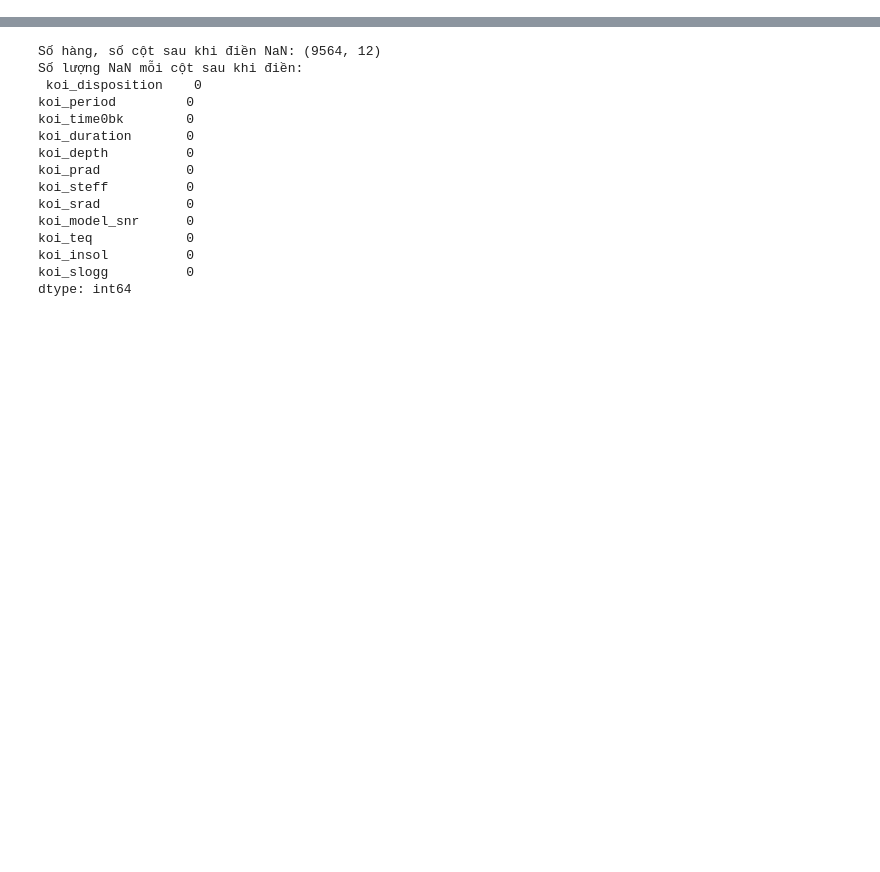
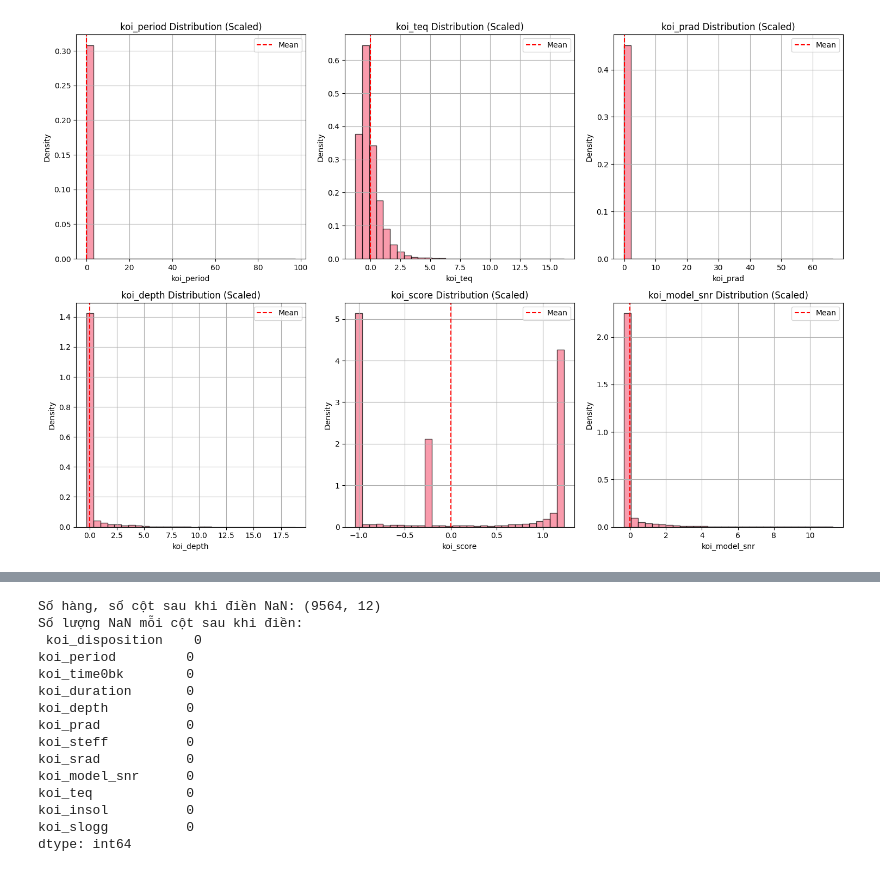
Before and after one commit to thienaminc-ai/Planet-hunter-backend-1.0, a Jupyter notebook: exploration.ipynb, the cells around one changed output, grey strips where cells are left out. Saved outputs shown, nothing was run; the diff lists cells and outputs as text; code cells hidden in the pictures; blank space fills up the shorter version.

```diff
--- a/exploration.ipynb
+++ b/exploration.ipynb
@@ -1,12 +1,92 @@
 # %%
 import pandas as pd
+import numpy as np
+import matplotlib.pyplot as plt
+import seaborn as sns
 
 # Load file CSV
-file_path = 'data/uncut/kepler_processed_uncut.csv'
+file_path = '/Users/santino/dev/python_applications/Planet_hunter/backend/data/kepler/earth 838_processed.csv'
 df = pd.read_csv(file_path, comment='#')  # Bỏ qua metadata '#'
 
-# Quan sát dữ liệu
-display(df.head())  # Hiển thị 5 dòng đầu
-print("Số hàng, số cột:", df.shape)       # Hiển thị kích thước dữ liệu
-print("Danh sách cột:", df.columns.tolist())  # Hiển thị danh sách cột
+# Set style for Jupyter plots
+plt.style.use('default')
+sns.set_palette("husl")
+figsize = (12, 8)  # Default size
+
+# === TỔNG QUAN (ngắn gọn) ===
+print("=== TỔNG QUAN ===")
+print(f"Shape: {df.shape}")
+print(f"Numeric cols: {len(df.select_dtypes(include=[np.number]).columns)}")
+print(f"Categorical cols: {len(df.select_dtypes(include=['object']).columns)}")
+
+# === NA N (ngắn) ===
+print("\n=== NA N ===")
+nan_counts = df.isnull().sum()
+nan_cols = nan_counts[nan_counts > 0]
+print(nan_cols.to_string())
+
+# === HISTOGRAMS cho key numerics (distribution sau scale) ===
+print("\n=== HISTOGRAMS (Key Numerics) ===")
+key_numerics = ['koi_period', 'koi_teq', 'koi_prad', 'koi_depth', 'koi_score', 'koi_model_snr']
+fig, axes = plt.subplots(2, 3, figsize=(15, 10))
+axes = axes.ravel()
+for i, col in enumerate(key_numerics):
+    if col in df.columns:
+        df[col].hist(bins=30, ax=axes[i], alpha=0.7, edgecolor='black', density=True)  # Density cho normal check
+        axes[i].axvline(df[col].mean(), color='red', linestyle='--', label='Mean')
+        axes[i].set_title(f'{col} Distribution (Scaled)')
+        axes[i].set_xlabel(col)
+        axes[i].set_ylabel('Density')
+        axes[i].legend()
+    else:
+        axes[i].text(0.5, 0.5, f'{col} missing', ha='center', va='center')
+plt.tight_layout()
+plt.show()
+
+# === BOXPLOT cho outliers (numerics trừ flags) ===
+print("\n=== BOXPLOT (Outliers - Key Numerics) ===")
+key_numeric_no_flags = [col for col in key_numerics if col not in df.columns[df.columns.str.contains('fpflag')]]
+fig, ax = plt.subplots(figsize=(12, 6))
+df[key_numeric_no_flags].boxplot(ax=ax, patch_artist=True)
+ax.set_title('Boxplot: Outliers in Key Numeric Features')
+plt.xticks(rotation=45)
+plt.show()
+
+# === CORRELATION HEATMAP (tất cả numerics) ===
+print("\n=== CORRELATION HEATMAP ===")
+numeric_df = df.select_dtypes(include=[np.number])
+corr = numeric_df.corr()
+plt.figure(figsize=(14, 10))
+sns.heatmap(corr, annot=False, cmap='coolwarm', center=0, square=True, cbar_kws={'shrink': 0.8})
+plt.title('Correlation Matrix (All Numeric Features)')
+plt.tight_layout()
+plt.show()
+
+# === COUNTPLOT cho categorical & flags ===
+print("\n=== COUNTPLOT (Categorical & Flags) ===")
+fig, axes = plt.subplots(2, 2, figsize=(12, 10))
+# 1. Disposition
+df['koi_disposition'].value_counts().plot(kind='bar', ax=axes[0,0], color='skyblue')
+axes[0,0].set_title('koi_disposition Counts')
+axes[0,0].set_ylabel('Count')
+# 2. Total flags
+df['total_flags'] = df.filter(like='fpflag').sum(axis=1)
+df['total_flags'].value_counts().sort_index().plot(kind='bar', ax=axes[0,1], color='lightcoral')
+axes[0,1].set_title('Total FP Flags per Row')
+axes[0,1].set_ylabel('Count')
+# 3. NaN in strings
+nan_str = pd.Series({'kepler_name': nan_counts.get('kepler_name', 0), 'koi_tce_delivname': nan_counts.get('koi_tce_delivname', 0)})
+nan_str.plot(kind='pie', ax=axes[1,0], autopct='%1.1f%%', startangle=90)
+axes[1,0].set_title('NaN Proportion in String Cols')
+# 4. koi_score distribution (bimodal?)
+df['koi_score'].hist(bins=20, ax=axes[1,1], alpha=0.7, color='green')
+axes[1,1].set_title('koi_score Distribution')
+axes[1,1].set_xlabel('koi_score')
+plt.tight_layout()
+plt.show()
+
+# === HEAD 3 (ngắn gọn, chỉ key cols) ===
+print("\n=== HEAD 3 (Key Cols) ===")
+key_cols_head = ['kepid', 'koi_disposition', 'koi_period', 'koi_teq', 'koi_prad', 'koi_score']
+print(df[key_cols_head].head(3).to_string(index=False))
 # %% [output]
@@ -19,0 +103 @@ print("Danh sách cột:", df.columns.tolist())  # Hiển thị danh sách cột
+[figure, added]
```
Also changed, not shown: parts of 4 cells of this notebook, 22 other files.
